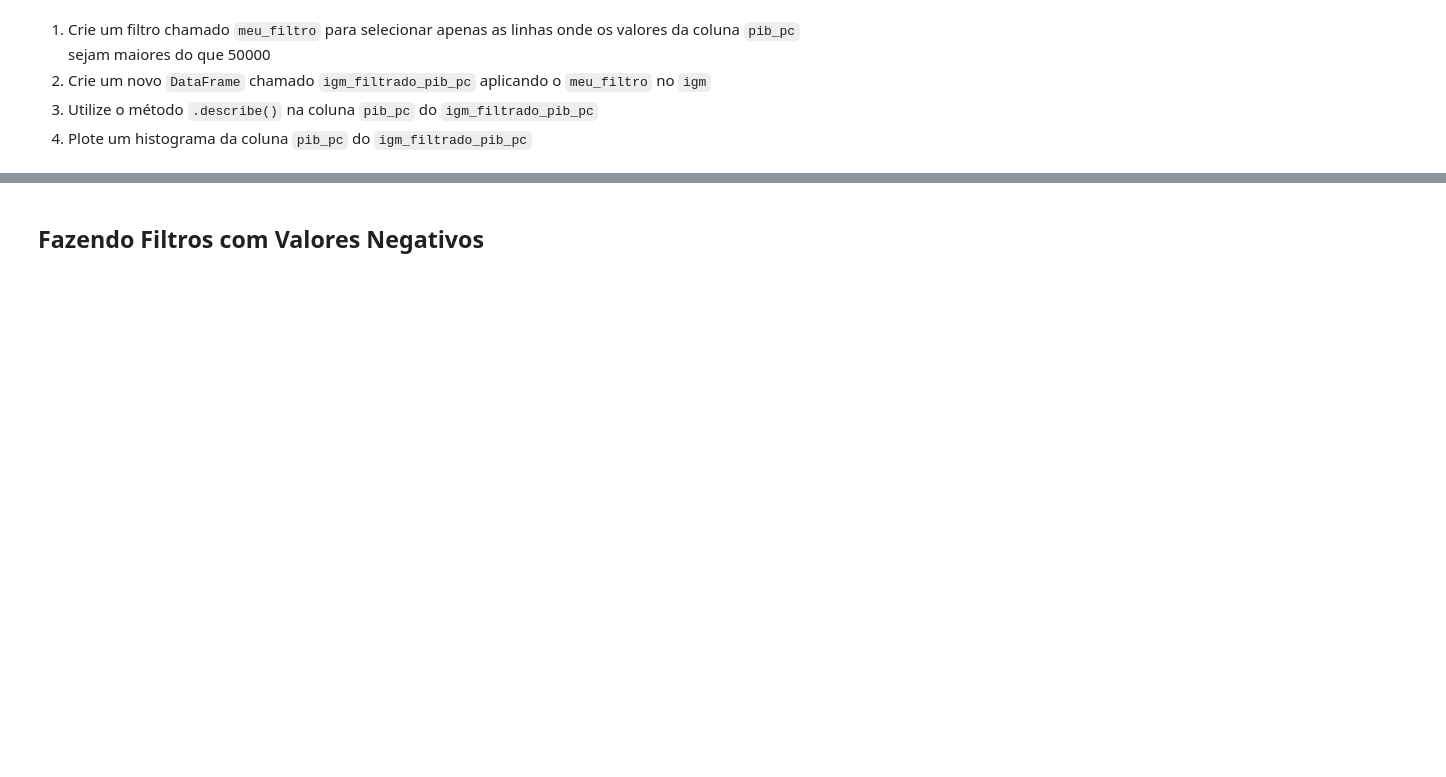
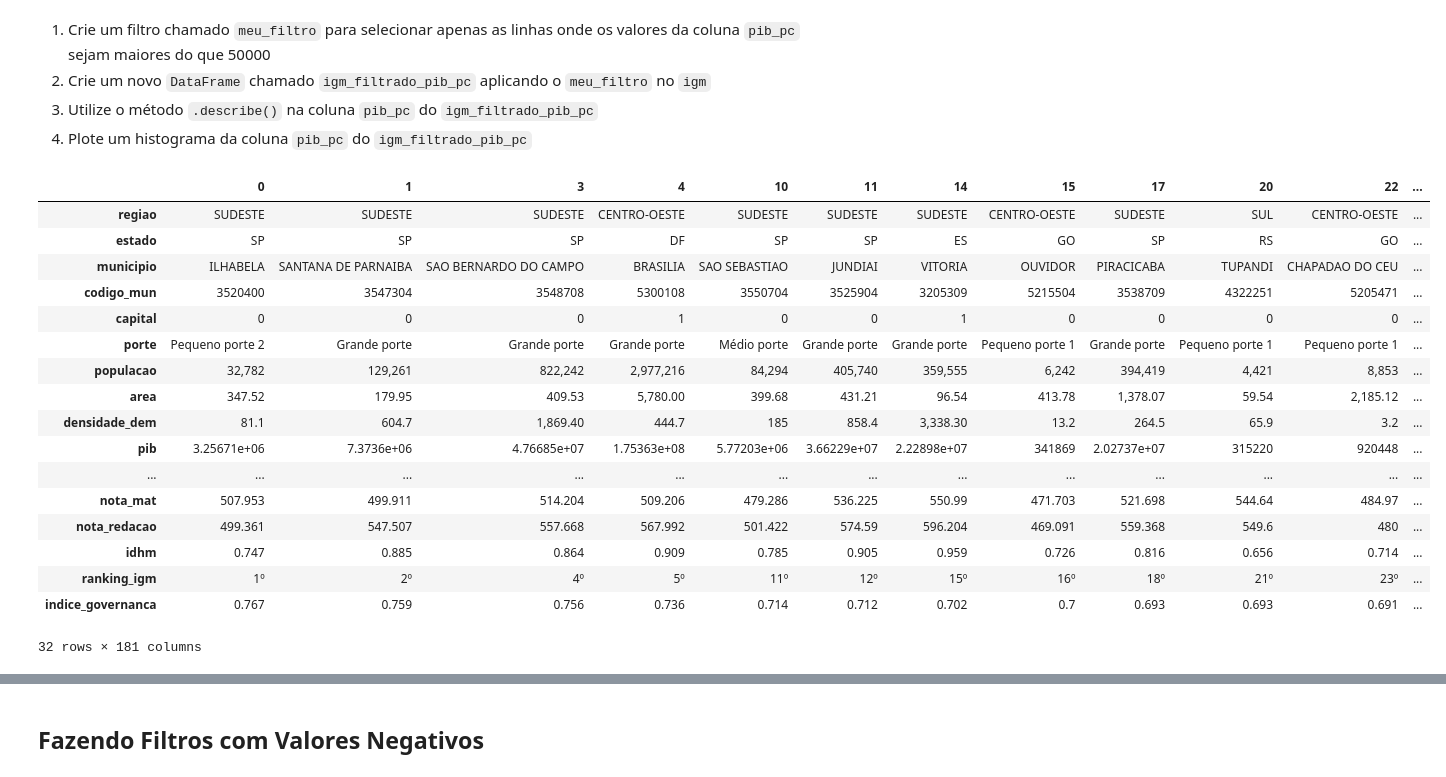
Before and after one commit to cllaudiacp/DataScience, a Jupyter notebook: Aula3Revisao.ipynb, the cells around one changed output, grey strips where cells are left out. Saved outputs shown, nothing was run; the diff lists cells and outputs as text; code cells hidden in the pictures; blank space fills up the shorter version.

```diff
--- a/Aula3Revisao.ipynb
+++ b/Aula3Revisao.ipynb
@@ -767,3 +767,27 @@ nordeste['perc_pop_econ_ativa'].hist(bins=50)
 2. Crie um novo `DataFrame` chamado `igm_filtrado_pib_pc` aplicando o `meu_filtro` no `igm`
 3. Utilize o método `.describe()` na coluna `pib_pc` do `igm_filtrado_pib_pc`
 4. Plote um histograma da coluna `pib_pc` do `igm_filtrado_pib_pc`
+# %%
+#EXERCICIO 1
+# 1. Crie um filtro chamado meu_filtro para selecionar apenas as linhas onde os valores da coluna pib_pc sejam maiores do que 50000
+meu_filtro = igm['pib_pc']>=50000
+igm[meu_filtro].T
+# %% [output]
+|  | 0 | 1 | 3 | 4 | 10 | 11 | 14 | 15 | 17 | 20 | 22 | ... |
+| regiao | SUDESTE | SUDESTE | SUDESTE | CENTRO-OESTE | SUDESTE | SUDESTE | SUDESTE | CENTRO-OESTE | SUDESTE | SUL | CENTRO-OESTE | ... |
+| estado | SP | SP | SP | DF | SP | SP | ES | GO | SP | RS | GO | ... |
+| municipio | ILHABELA | SANTANA DE PARNAIBA | SAO BERNARDO DO CAMPO | BRASILIA | SAO SEBASTIAO | JUNDIAI | VITORIA | OUVIDOR | PIRACICABA | TUPANDI | CHAPADAO DO CEU | ... |
+| codigo_mun | 3520400 | 3547304 | 3548708 | 5300108 | 3550704 | 3525904 | 3205309 | 5215504 | 3538709 | 4322251 | 5205471 | ... |
+| capital | 0 | 0 | 0 | 1 | 0 | 0 | 1 | 0 | 0 | 0 | 0 | ... |
+| porte | Pequeno porte 2 | Grande porte | Grande porte | Grande porte | Médio porte | Grande porte | Grande porte | Pequeno porte 1 | Grande porte | Pequeno porte 1 | Pequeno porte 1 | ... |
+| populacao | 32,782 | 129,261 | 822,242 | 2,977,216 | 84,294 | 405,740 | 359,555 | 6,242 | 394,419 | 4,421 | 8,853 | ... |
+| area | 347.52 | 179.95 | 409.53 | 5,780.00 | 399.68 | 431.21 | 96.54 | 413.78 | 1,378.07 | 59.54 | 2,185.12 | ... |
+| densidade_dem | 81.1 | 604.7 | 1,869.40 | 444.7 | 185 | 858.4 | 3,338.30 | 13.2 | 264.5 | 65.9 | 3.2 | ... |
+| pib | 3.25671e+06 | 7.3736e+06 | 4.76685e+07 | 1.75363e+08 | 5.77203e+06 | 3.66229e+07 | 2.22898e+07 | 341869 | 2.02737e+07 | 315220 | 920448 | ... |
+| ... | ... | ... | ... | ... | ... | ... | ... | ... | ... | ... | ... | ... |
+| nota_mat | 507.953 | 499.911 | 514.204 | 509.206 | 479.286 | 536.225 | 550.99 | 471.703 | 521.698 | 544.64 | 484.97 | ... |
+| nota_redacao | 499.361 | 547.507 | 557.668 | 567.992 | 501.422 | 574.59 | 596.204 | 469.091 | 559.368 | 549.6 | 480 | ... |
+| idhm | 0.747 | 0.885 | 0.864 | 0.909 | 0.785 | 0.905 | 0.959 | 0.726 | 0.816 | 0.656 | 0.714 | ... |
+| ranking_igm | 1º | 2º | 4º | 5º | 11º | 12º | 15º | 16º | 18º | 21º | 23º | ... |
+| indice_governanca | 0.767 | 0.759 | 0.756 | 0.736 | 0.714 | 0.712 | 0.702 | 0.7 | 0.693 | 0.693 | 0.691 | ... |
+32 rows × 181 columns
```
Also changed, not shown: parts of 4 cells of this notebook.
